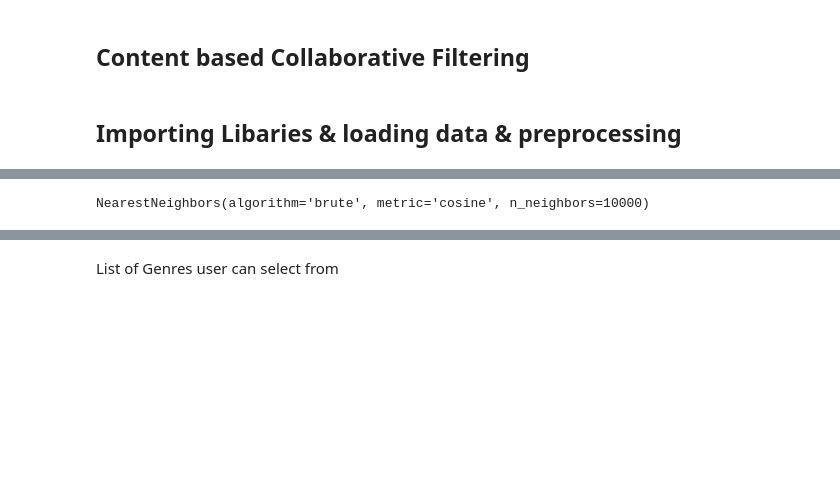
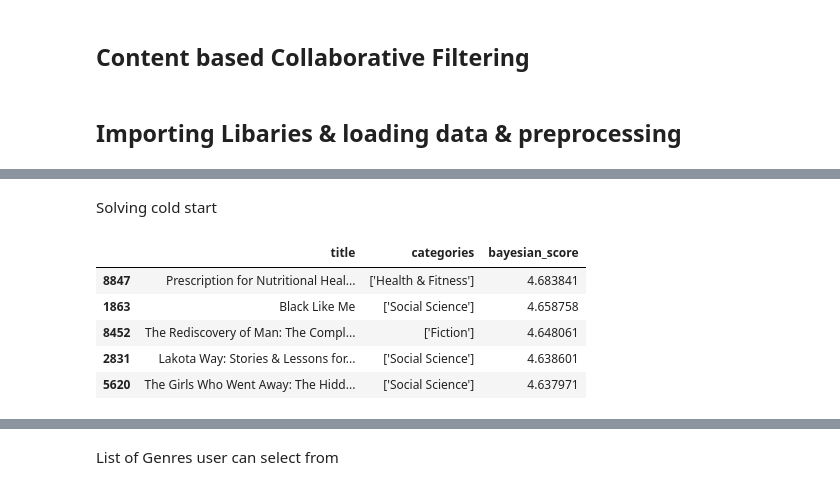
Before and after one commit to halladaas/Book-Recommendation-System, a Jupyter notebook: contentbased.ipynb, the cells around one changed output, grey strips where cells are left out. Saved outputs shown, nothing was run; the diff lists cells and outputs as text; code cells hidden in the pictures; blank space fills up the shorter version.

```diff
--- a/contentbased.ipynb
+++ b/contentbased.ipynb
@@ -73,0 +62,9 @@ tfidf_matrix = vectorizer.fit_transform(df['combined_text'])
+# %%
+# load processed books info
+book_df = pd.read_csv('preprocessed_data/books.csv')
+
+# preprocess for content based similarity
+book_df = preprocess_contentbased_filtering(book_df)
+
+# load processed reviews
+review_df = pd.read_csv('preprocessed_data/reviews.csv')
@@ -164,17 +170,7 @@ array(['account', 'activities', 'adult', 'advice', 'age', 'america',
-# %%
-# find nearest neighbors (similar items) in a dataset instead of computing all pairwise distances
-"""
-n_neighbors=1000 → When you ask for neighbors, it will return the 1000 most similar books.
-metric='cosine' → Measures similarity based on the angle between TF-IDF vectors (ignores magnitude).
-algorithm='brute' → Computes distances by checking every book in the dataset; works well with sparse TF-IDF matrices.
-"""
-from sklearn.neighbors import NearestNeighbors
-
-# Use cosine distance on the sparse TF-IDF matrix
-# Cosine distance = 1 − cosine similarity
-nn = NearestNeighbors(n_neighbors=10000,
-                      metric='cosine',
-                      algorithm='brute')
-nn.fit(tfidf_matrix)
-# %% [output]
-NearestNeighbors(algorithm='brute', metric='cosine', n_neighbors=10000)
+# %%
+# computing the similarity
+vectorizer, tfidf_matrix = create_tfidf_matrix(book_df)
+C = 30 # Based on hyperparameter tuning
+m = review_df['score'].mean() # Global mean
+cold_start_books = bayesian_scoring(review_df, C, m)
+nn = fit_nearest_neighbors(tfidf_matrix)
@@ -180,0 +187,29 @@ NearestNeighbors(algorithm='brute', metric='cosine', n_neighbors=10000)
+# %%
+#Recommend books for a new user by selected genres
+def recommend_for_new_user(selected_genres, vectorizer=vectorizer, nn=nn, df=book_df, top_n=10000, final_k = 10,boost=3):
+    # Combine and boost genres
+    user_text = (' '.join(selected_genres).lower() + ' ') * boost
+
+    # Transform to TF-IDF
+    user_vector = vectorizer.transform([user_text])
+
+    # Find nearest neighbors
+    distances, indices = nn.kneighbors(user_vector, n_neighbors=top_n)
+    rec = df.iloc[indices[0]][['title', 'categories']]
+    rec_df = rec.merge(cold_start_books, on='title',how='left')
+    rec_df = rec_df.sort_values(by='bayesian_score',ascending=False)
+
+    return rec_df[['title','categories','bayesian_score']].head(final_k)
+# %% [markdown]
+Solving cold start
+# %%
+new_user_genres = ['science']
+recommended_books = recommend_for_new_user(new_user_genres, final_k=5)
+recommended_books
+# %% [output]
+|  | title | categories | bayesian_score |
+| 8847 | Prescription for Nutritional Heal... | ['Health & Fitness'] | 4.683841 |
+| 1863 | Black Like Me | ['Social Science'] | 4.658758 |
+| 8452 | The Rediscovery of Man: The Compl... | ['Fiction'] | 4.648061 |
+| 2831 | Lakota Way: Stories & Lessons for... | ['Social Science'] | 4.638601 |
+| 5620 | The Girls Who Went Away: The Hidd... | ['Social Science'] | 4.637971 |
```
Also changed, not shown: parts of 52 cells of this notebook, 3 other files.
